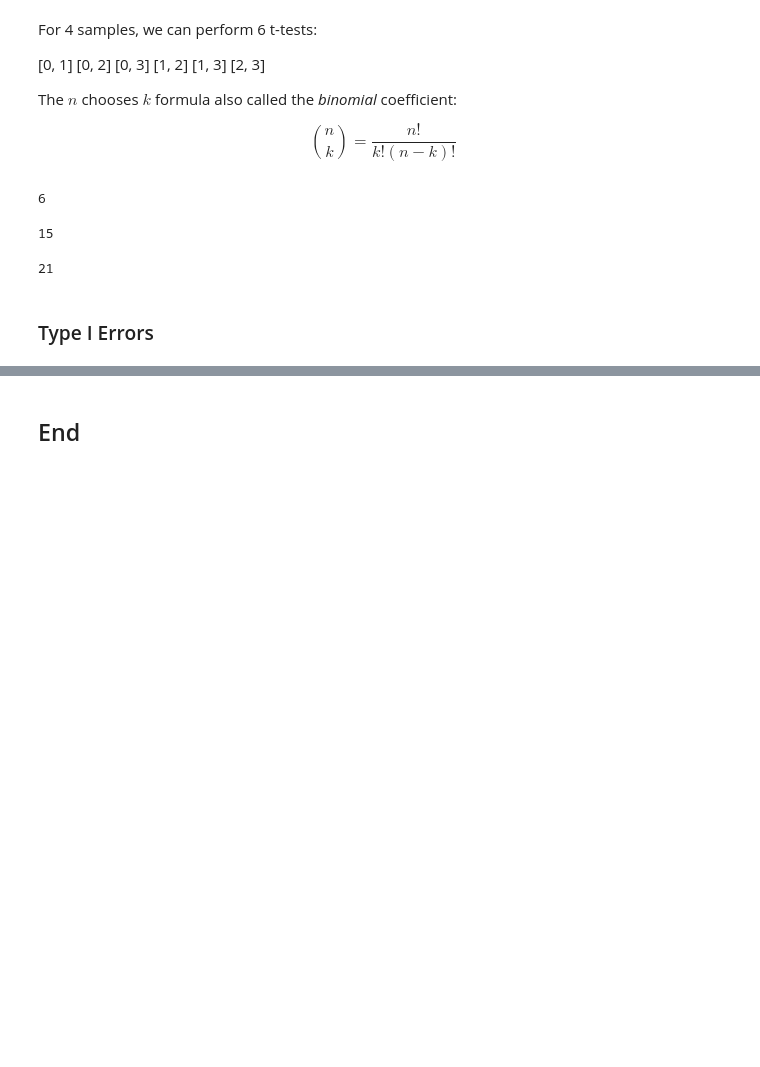
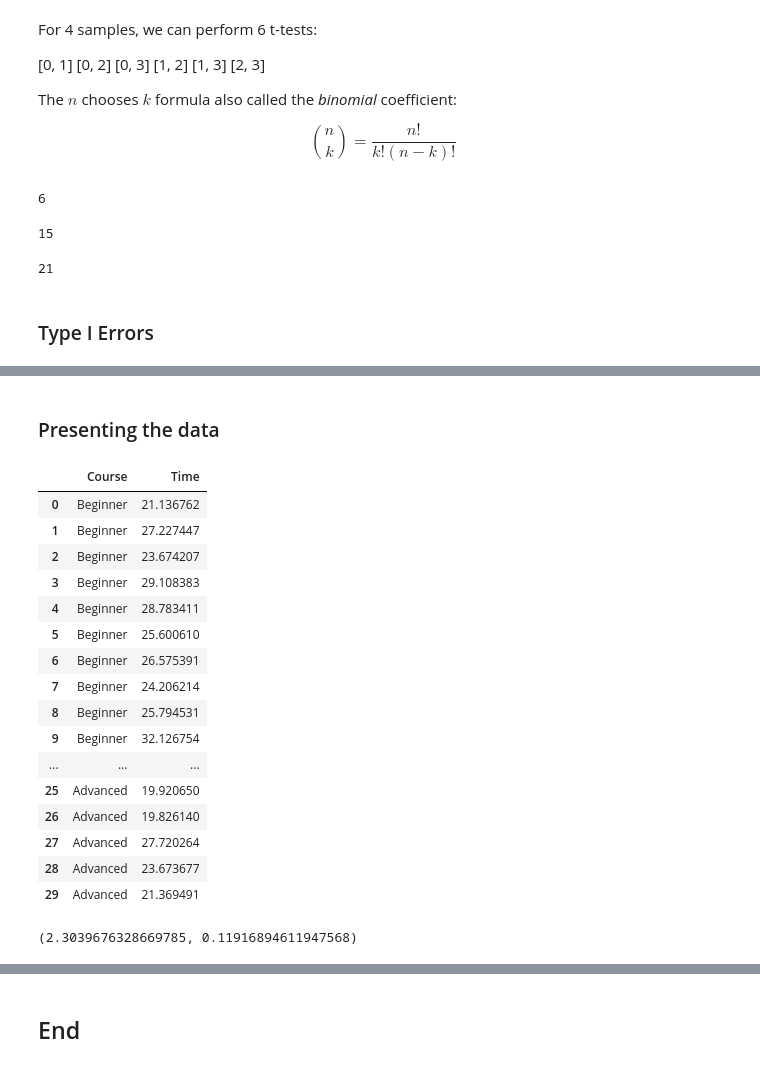
Before and after one commit to AndreaCignoni/applied_statistics_assessment, a Jupyter notebook: tasks.ipynb, the cells around one changed output, grey strips where cells are left out. Drawn from its saved outputs; the diff is of its cells as text; code cells hidden in the pictures; blank space fills up the shorter version.

Commit message:
ANOVA and Tukey's HSD test

```diff
--- a/tasks.ipynb
+++ b/tasks.ipynb
@@ -1060,0 +1130,50 @@ no_rejections
+# %% [markdown]
+### Presenting the data
+# %%
+# From Laerd.
+beginner = np.random.normal(27.2, 3.04777, 10)
+intermediate = np.random.normal(23.6, 3.30656, 10)
+advanced = np.random.normal(23.4, 3.23866, 10)
+
+# Concatenate the arrays.
+data = np.concatenate([beginner, intermediate, advanced])
+# %%
+# Create the labels.
+labels = ['Beginner'] * 10 + ['Intermediate'] * 10 + ['Advanced'] * 10
+# %%
+# Create data frame.
+df = pd.DataFrame({'Course': labels, 'Time': data})
+
+# Show.
+df
+# %% [output]
+|  | Course | Time |
+| 0 | Beginner | 21.136762 |
+| 1 | Beginner | 27.227447 |
+| 2 | Beginner | 23.674207 |
+| 3 | Beginner | 29.108383 |
+| 4 | Beginner | 28.783411 |
+| 5 | Beginner | 25.600610 |
+| 6 | Beginner | 26.575391 |
+| 7 | Beginner | 24.206214 |
+| 8 | Beginner | 25.794531 |
+| 9 | Beginner | 32.126754 |
+| ... | ... | ... |
+| 25 | Advanced | 19.920650 |
+| 26 | Advanced | 19.826140 |
+| 27 | Advanced | 27.720264 |
+| 28 | Advanced | 23.673677 |
+| 29 | Advanced | 21.369491 |
+# %%
+# Pull the groups out.
+b_times = df[df['Course'] == 'Beginner']['Time']
+i_times = df[df['Course'] == 'Intermediate']['Time']
+a_times = df[df['Course'] == 'Advanced']['Time']
+
+# Perform ANOVA.
+f, p = stats.f_oneway(b_times, i_times, a_times)
+
+# Show.
+f, p
+# %% [output]
+(2.3039676328669785, 0.11916894611947568)
```
Also changed, not shown: parts of 45 cells of this notebook, 4 other files.
